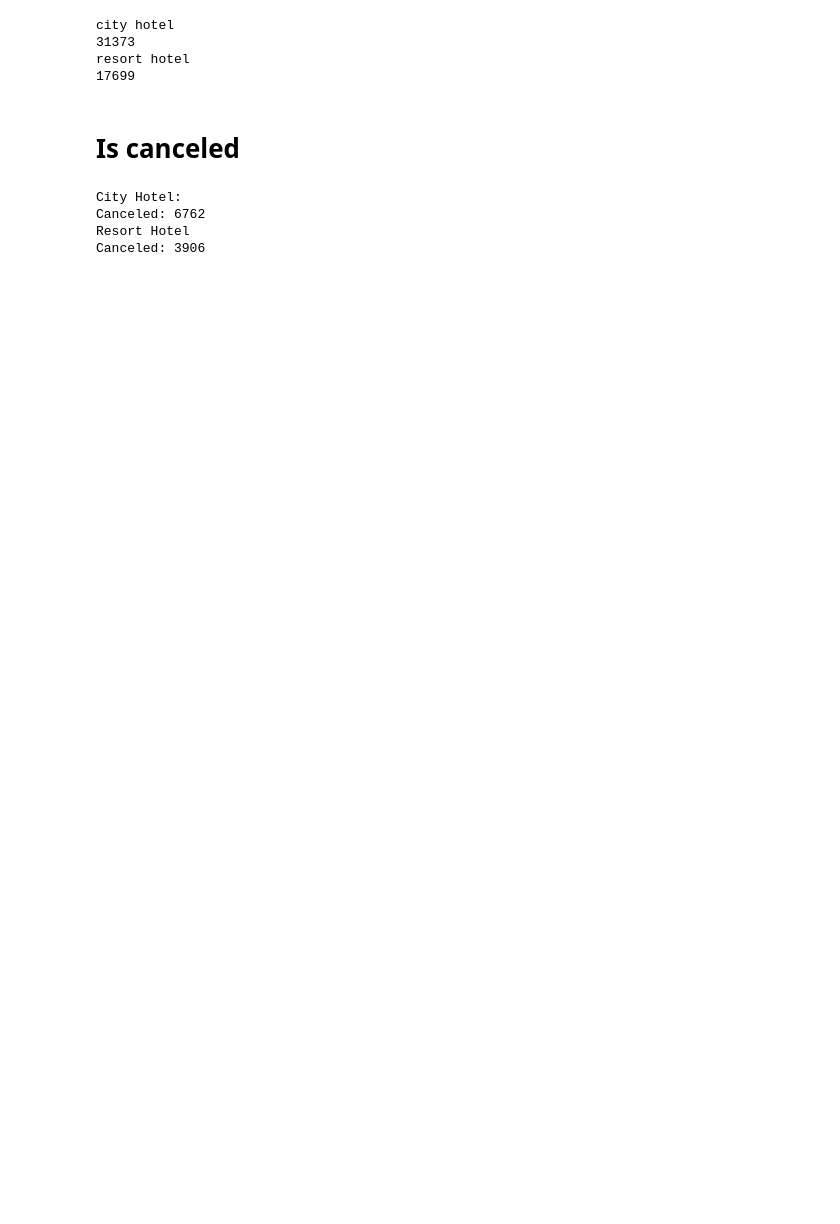
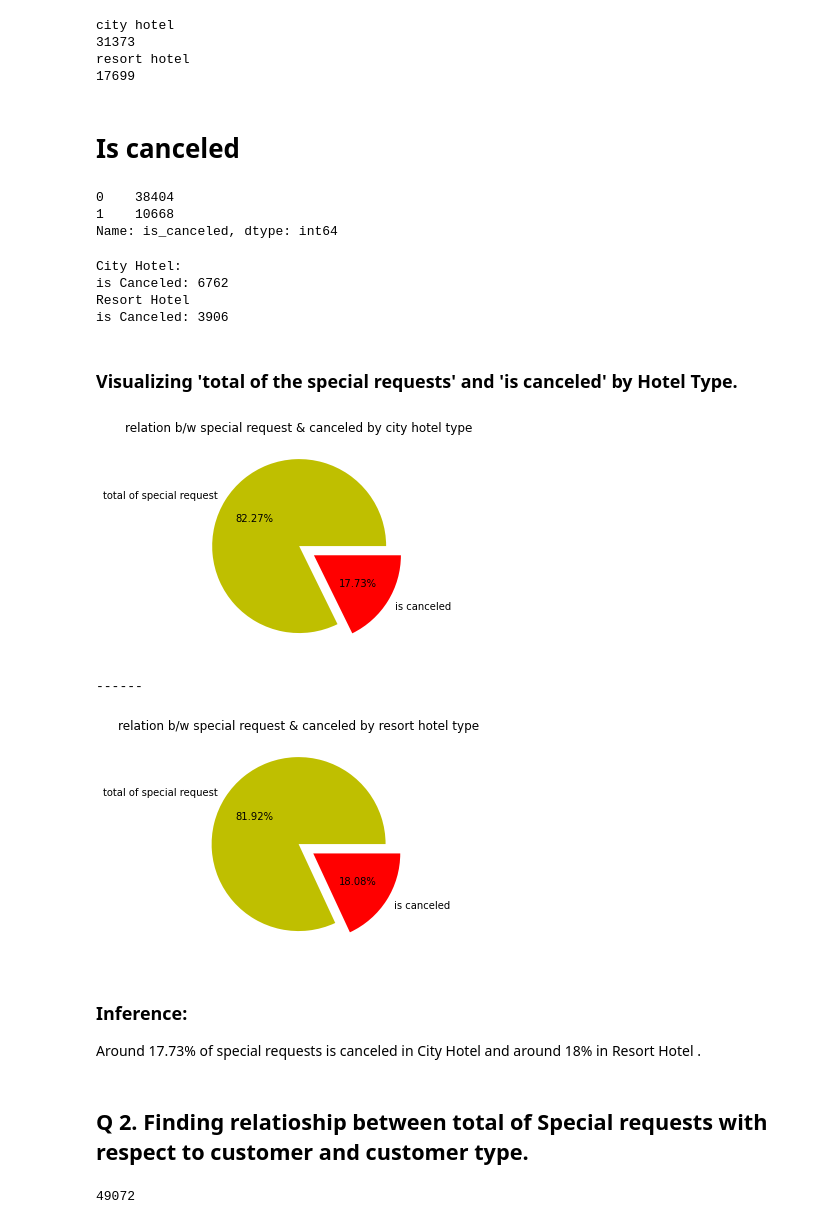
Before and after one commit to Ishansingh438/EDA-Hotel-Booking-Analysis-project, a Jupyter notebook: Ishan_Singh_Hotel_Booking_Analysis_Capstone_Project.ipynb, the cells around one changed output. Saved outputs shown, nothing was run; the diff lists cells and outputs as text; code cells hidden in the pictures; blank space fills up the shorter version.

```diff
--- a/Ishan_Singh_Hotel_Booking_Analysis_Capstone_Project.ipynb
+++ b/Ishan_Singh_Hotel_Booking_Analysis_Capstone_Project.ipynb
@@ -300,21 +330,56 @@ resort hotel
 17699
 # %% [markdown]
 # Is canceled
+# %%
+# total of canceled reservation value define not canceled(0) and canceled(1)
+is_canceled_total_cnt = hotel_df_2.is_canceled.value_counts()
+print(is_canceled_total_cnt)
+# %% [output]
+0    38404
+1    10668
+Name: is_canceled, dtype: int64
 # %%
 # See how many canceled the reservation by hotel type
 print('City Hotel:')
-
 # See how many special requests reservation canceled by City hotel
 is_canceled_city = hotel_df_2[hotel_df_2.hotel == 'City Hotel'].is_canceled.sum()
-print('Canceled:',is_canceled_city)
-
+print('is Canceled:',is_canceled_city)
 print('Resort Hotel')
-
 # See how many special requests reservation canceled by Resort hotel
 is_canceled_resort = hotel_df_2[hotel_df_2.hotel == 'Resort Hotel'].is_canceled.sum()
-print('Canceled:',is_canceled_resort)
+print('is Canceled:',is_canceled_resort)
 # %% [output]
 City Hotel:
-Canceled: 6762
+is Canceled: 6762
 Resort Hotel
-Canceled: 3906
+is Canceled: 3906
+# %% [markdown]
+### Visualizing 'total of the special requests' and 'is canceled' by Hotel Type.
+# %%
+data = [31373, 6762]
+label = ['total of special request', 'is canceled']
+color = ['y', 'r']
+plt.pie(data, labels = label, colors = color, autopct='%1.2f%%', explode =[0, 0.2])
+plt.title('relation b/w special request & canceled by city hotel type')
+plt.show( )
+print('------')
+data = [17699, 3906]
+label = ['total of special request', 'is canceled']
+color = ['y', 'r']
+plt.pie(data, labels = label, colors = color, autopct='%1.2f%%', explode =[0, 0.2])
+plt.title('relation b/w special request & canceled by resort hotel type')
+plt.show( )
+# %% [output]
+[figure, added]
+------
+[figure, added]
+# %% [markdown]
+### Inference:
+Around 17.73% of special requests is canceled in City Hotel and around 18% in Resort Hotel .
+# %% [markdown]
+## Q 2. Finding relatioship between total of Special requests with respect to customer and customer type.
+# %%
+customer_type_cnt = hotel_df_2.customer_type.value_counts().sum()
+print(customer_type_cnt)
+# %% [output]
+49072
```
Also changed, not shown: parts of 21 cells of this notebook.
